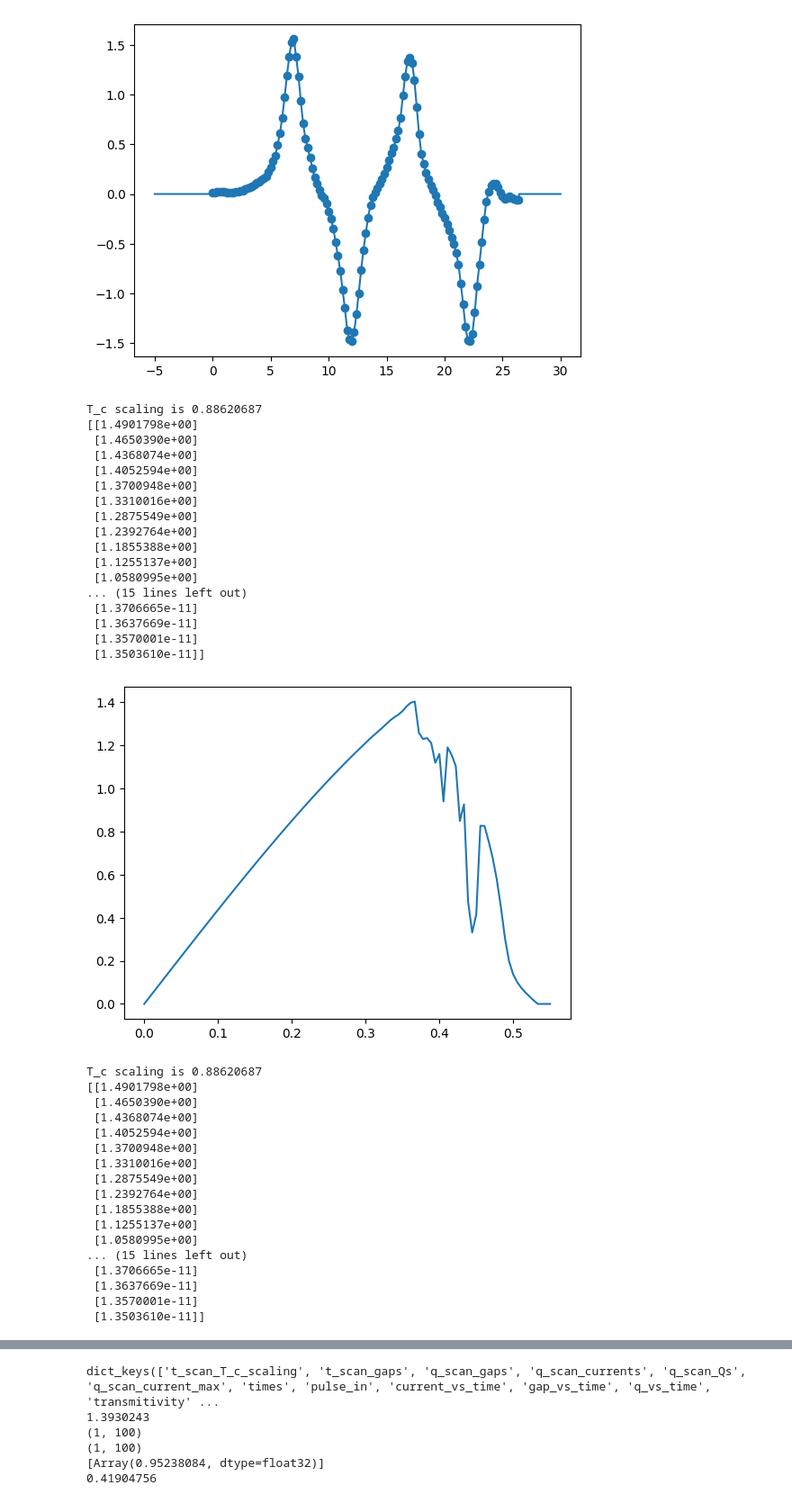
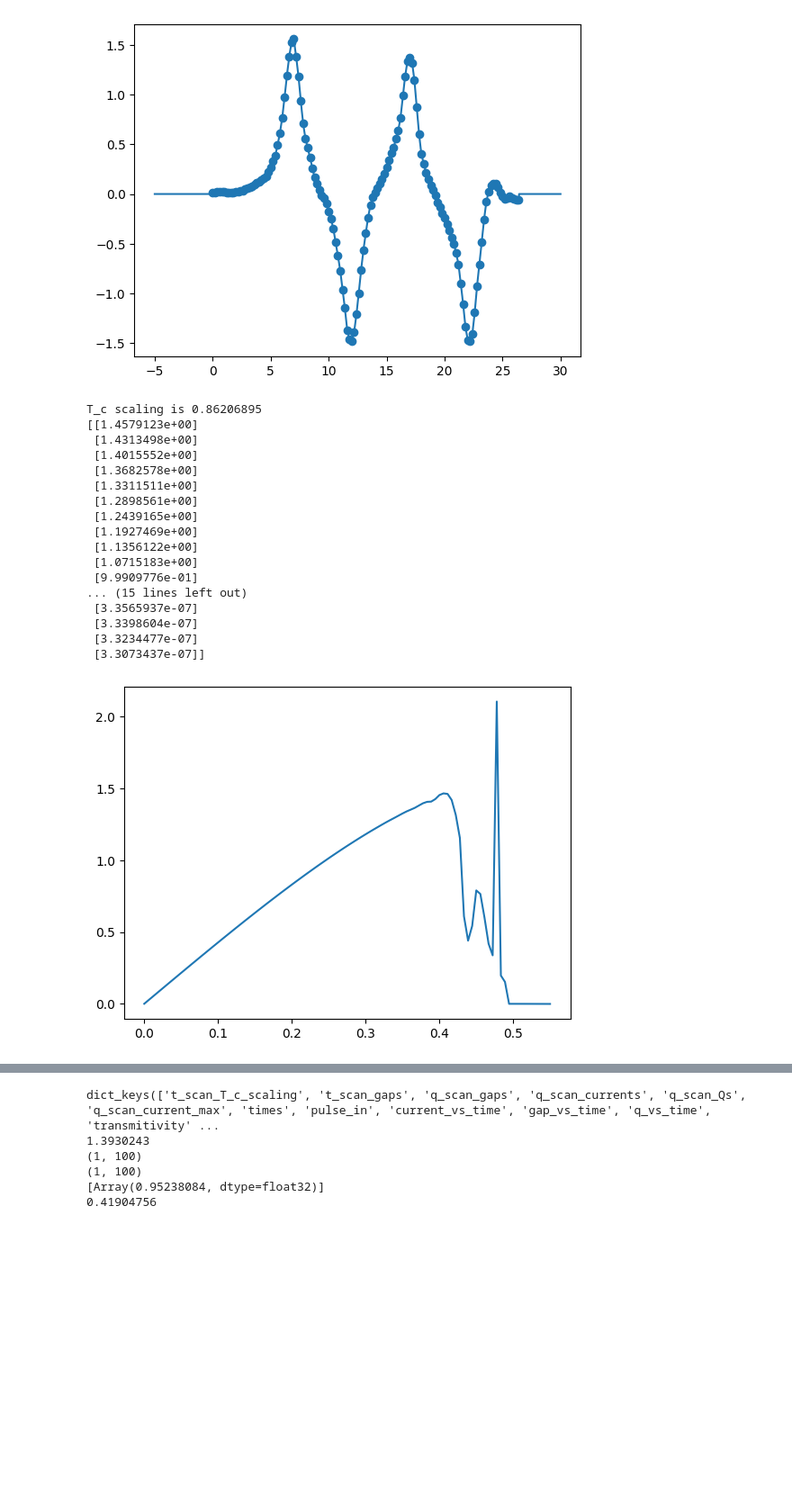
Before and after one commit to j-curtis/psBQP, a Jupyter notebook: Usadel_run.ipynb, the cells around one changed output, grey strips where cells are left out. Shown at 90% size. Cells and saved outputs as stored; diff of their text form; code cells hidden in the pictures; blank space fills up the shorter version.

```diff
--- a/Usadel_run.ipynb
+++ b/Usadel_run.ipynb
@@ -725,7 +725,7 @@ def run_full_scan(temp, phonon_scattering, eta, filename = None,  current_amplit
 
     data_out['q_scan_current_max'] = CURRENT_MAXIMUM
 
-    grid_parameters = {'omega_sampling': nw, 'cutoff': cutoff, 'time_duration': 10.0, 'time_sampling': 200}
+    grid_parameters = {'omega_sampling': nw, 'cutoff': cutoff, 'time_duration': 10.0, 'time_sampling': 800}
     system_parameters = {'critical_temperature': 1.0, 'current_maximum': CURRENT_MAXIMUM, 'temperature': temp*tc_rescaling, 'z_t/R_n': 50/(165 *10/8), 'eta': eta,'R_c/z_t':4/50}
     optimization_parameters = {'custom_jac': False, 'tol': 1e-3, 'maxiter': 50}
     sigma_scatterings = {'Phonon': phonon_scattering} # {'Dynes': 0.0, 'Elastic': 0.0}
@@ -781,48 +781,31 @@ def run_full_scan(temp, phonon_scattering, eta, filename = None,  current_amplit
 # %%
 #my_data = run_full_scan(temp = 0.45, phonon_scattering = 0.00, eta = 0.15, tc_rescaling = 1.0, current_amplitudes = np.linspace(0.0, 1.0, 1), dc_bias= 0.44)
 
 #I_c = 37.3 * 8/10 # since the width changes
 #R_DC = 165 * 10/8
 # DC_bias = 14.5
 
-my_data = run_full_scan(temp = 0.45, phonon_scattering = 0.00, eta = 0.10, tc_rescaling = 1.0, current_amplitudes = np.linspace(0.0,5.0, 50), dc_bias= 0.0)
-my_data = run_full_scan(temp = 0.75, phonon_scattering = 0.00, eta = 0.10, tc_rescaling = 1.0, current_amplitudes = np.linspace(0.0,5.0, 50), dc_bias= 0.0)
+my_data = run_full_scan(temp = 0.45, phonon_scattering = 0.00, eta = 0.13, tc_rescaling = 1.0, current_amplitudes = np.linspace(0.0,5.0, 50), dc_bias= 0.0)
+#my_data = run_full_scan(temp = 0.75, phonon_scattering = 0.00, eta = 0.10, tc_rescaling = 1.0, current_amplitudes = np.linspace(0.0,5.0, 50), dc_bias= 0.0)
 
 #my_data = run_full_scan(temp = 0.45, phonon_scattering = 0.00, eta = 0.15, tc_rescaling = 1.0, current_amplitudes = np.linspace(1.0,1.0, 1), dc_bias= 14.5/(37.3 * 8/10))
 #my_data = run_full_scan(temp = 0.45, phonon_scattering = 0.00, eta = 0.15, tc_rescaling = 1.0, current_amplitudes = np.linspace(1.0,1.0, 1), dc_bias= -14.5/(37.3 * 8/10))
 # %% [output]
-T_c scaling is 0.88620687
-[[1.4901798e+00]
- [1.4650390e+00]
- [1.4368074e+00]
- [1.4052594e+00]
- [1.3700948e+00]
- [1.3310016e+00]
- [1.2875549e+00]
- [1.2392764e+00]
- [1.1855388e+00]
- [1.1255137e+00]
- [1.0580995e+00]
+T_c scaling is 0.86206895
+[[1.4579123e+00]
+ [1.4313498e+00]
+ [1.4015552e+00]
+ [1.3682578e+00]
+ [1.3311511e+00]
+ [1.2898561e+00]
+ [1.2439165e+00]
+ [1.1927469e+00]
+ [1.1356122e+00]
+ [1.0715183e+00]
+ [9.9909776e-01]
 ... (15 lines left out)
- [1.3706665e-11]
- [1.3637669e-11]
- [1.3570001e-11]
- [1.3503610e-11]]
+ [3.3565937e-07]
+ [3.3398604e-07]
+ [3.3234477e-07]
+ [3.3073437e-07]]
-[figure, old version]
+[figure, new version]
-T_c scaling is 0.88620687
-[[1.4901798e+00]
- [1.4650390e+00]
- [1.4368074e+00]
- [1.4052594e+00]
- [1.3700948e+00]
- [1.3310016e+00]
- [1.2875549e+00]
- [1.2392764e+00]
- [1.1855388e+00]
- [1.1255137e+00]
- [1.0580995e+00]
-... (15 lines left out)
- [1.3706665e-11]
- [1.3637669e-11]
- [1.3570001e-11]
- [1.3503610e-11]]
```
Also changed, not shown: parts of 1 cell of this notebook.
